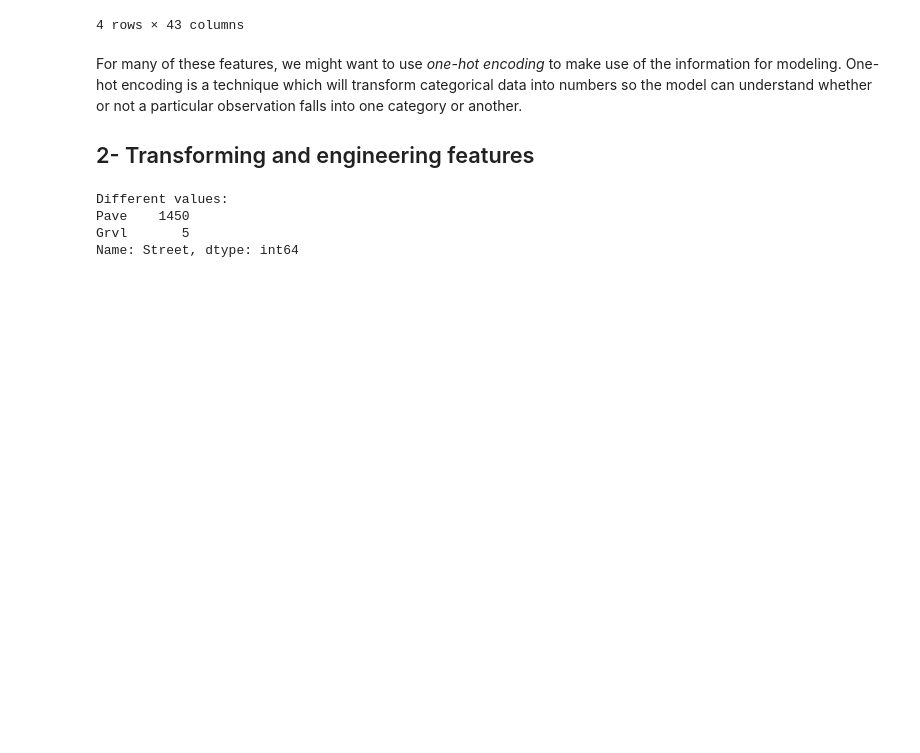
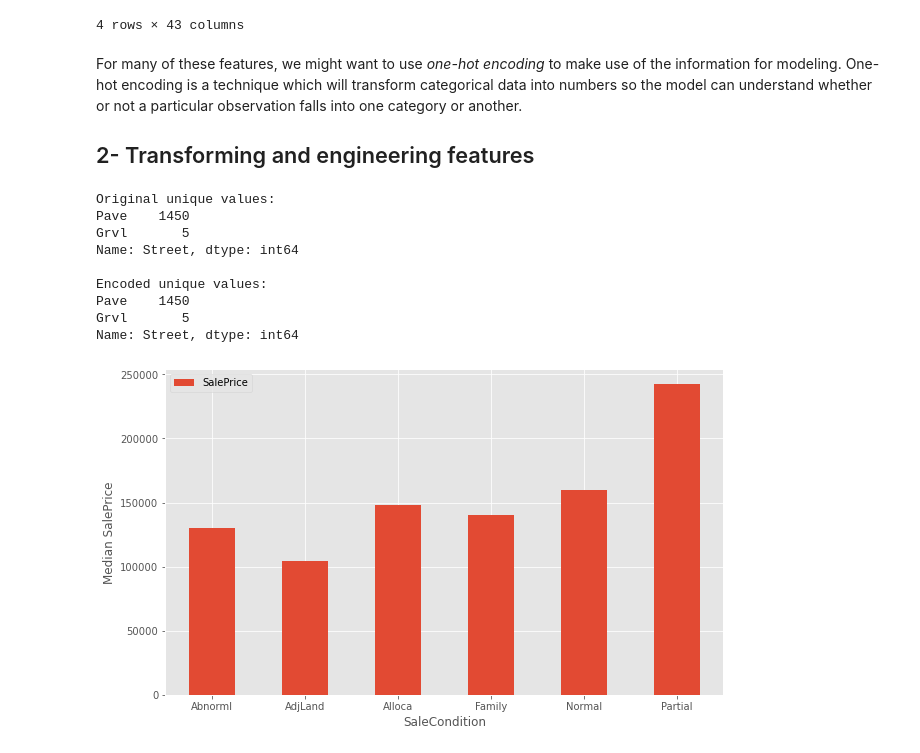
Before and after one commit to biad-iritie/House-Prices-Competition, a Jupyter notebook: index.ipynb, the cells around one changed output. Cells and saved outputs as stored; diff of their text form; code cells hidden in the pictures; blank space fills up the shorter version.

```diff
--- a/index.ipynb
+++ b/index.ipynb
@@ -311,13 +311,29 @@ One-hot encoding is a technique which will transform categorical data into numbe
 ## 2- Transforming and engineering features
 # %%
 # column Street
-print("Unique values:")
-print(train.Street.value_counts(),"/n")
+print("Original unique values:")
+print(train.Street.value_counts(),"\n")
 #Transform the data for our model
 train["enc_street"] = pd.get_dummies(train.Street, drop_first=True)
 test["enc_street"] = pd.get_dummies(test.Street, drop_first=True)
+print("Encoded unique values:")
+print(train.Street.value_counts(),"\n")
 # %% [output]
-Different values:
+Original unique values:
 Pave    1450
 Grvl       5
 Name: Street, dtype: int64
+
+Encoded unique values:
+Pave    1450
+Grvl       5
+Name: Street, dtype: int64
+# %%
+condition_pivot = train.pivot_table("SalePrice", index="SaleCondition",aggfunc=np.median)
+condition_pivot.plot(kind="bar")
+plt.xlabel("SaleCondition")
+plt.ylabel("Median SalePrice")
+plt.xticks(rotation=0)
+plt.show()
+# %% [output]
+[figure, added]
```
